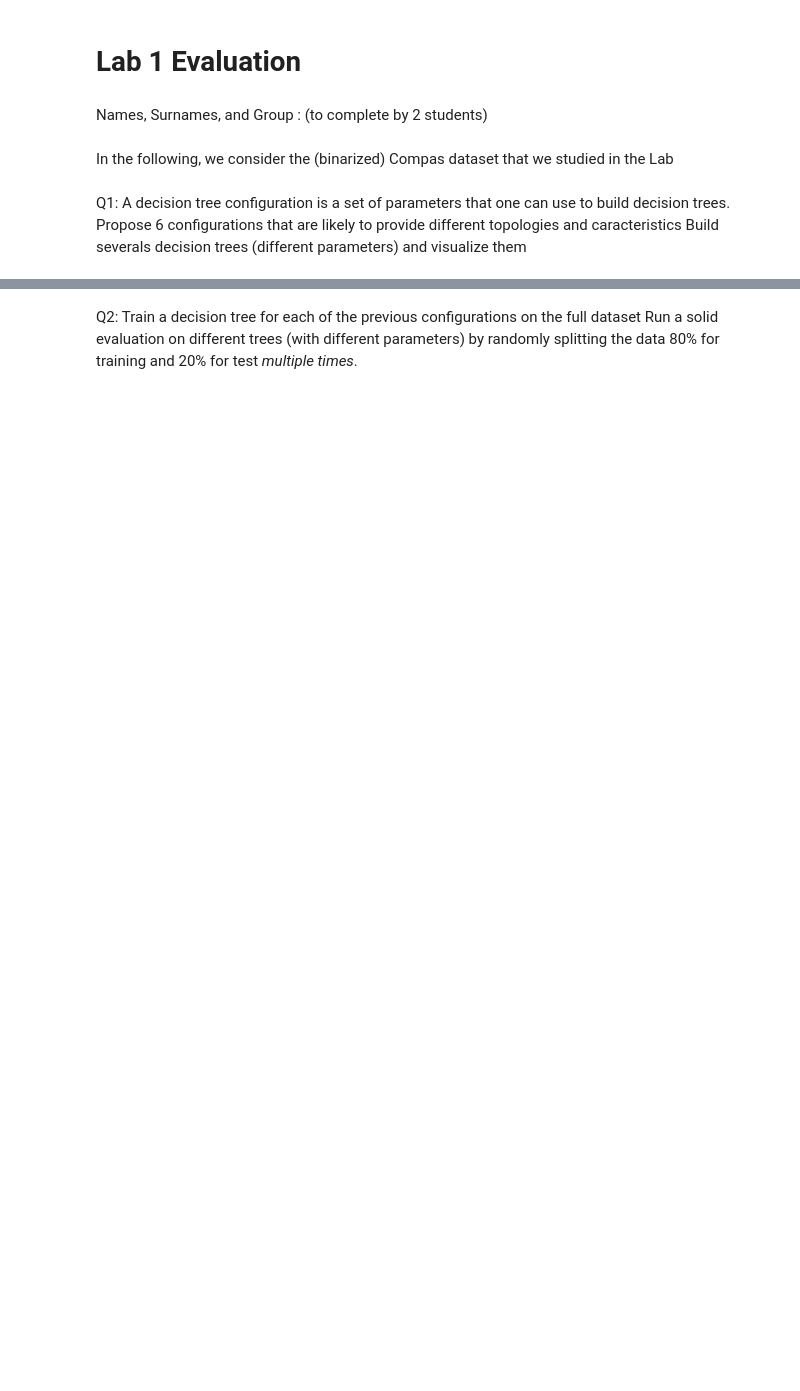
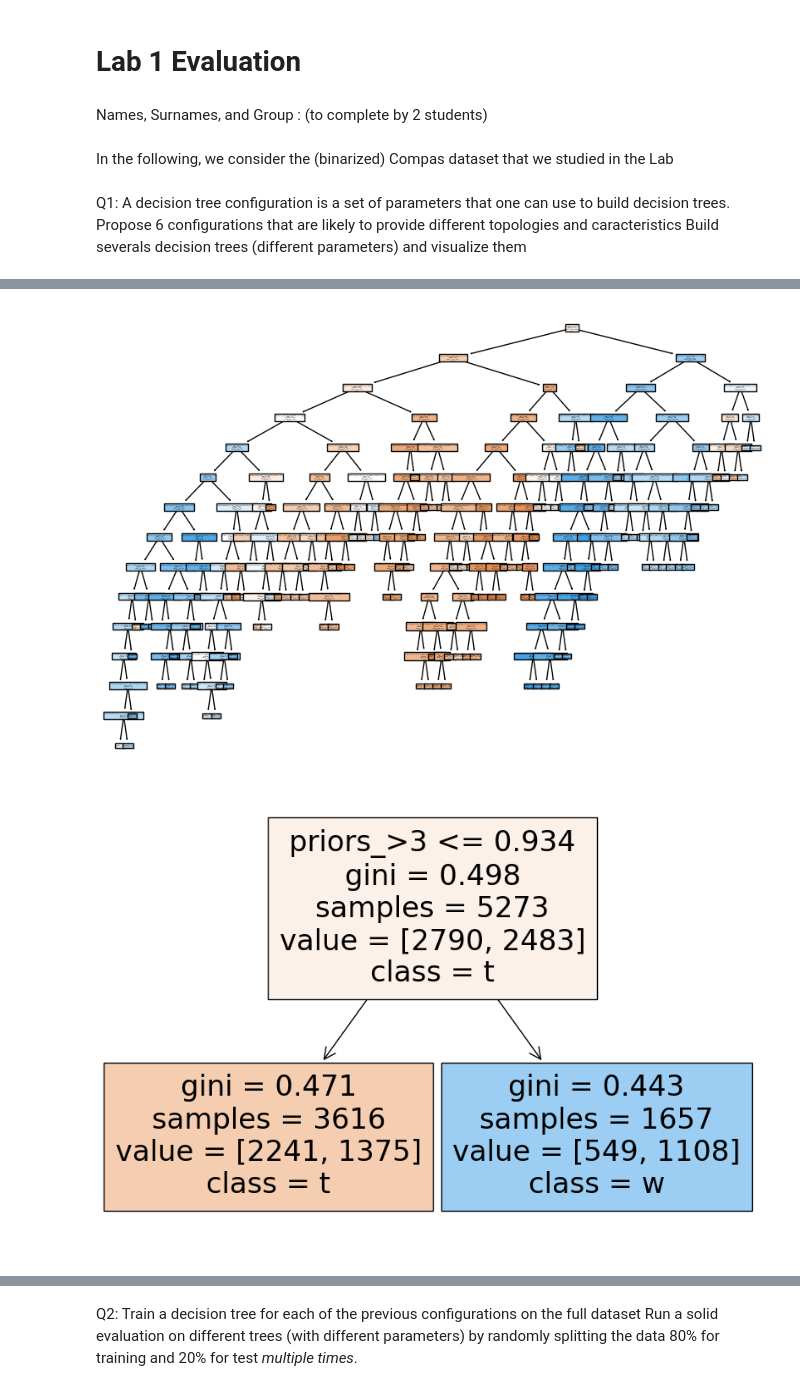
Before and after one commit to Lucile2712/Machine_Learning, a Jupyter notebook: TP3/evaluation.ipynb, the cells around one changed output, grey strips where cells are left out. Cells and saved outputs as stored; diff of their text form; code cells hidden in the pictures; blank space fills up the shorter version.

```diff
--- a/TP3/evaluation.ipynb
+++ b/TP3/evaluation.ipynb
@@ -21,6 +21,7 @@ train_examples, train_labels, features, prediction = load_from_csv("./compass.cs
 
 
 #TREE1
+print("\n\n\nTREE1")
 clf = tree.DecisionTreeClassifier(splitter='random', max_depth=100, min_samples_leaf=10)
 clf = clf.fit(train_examples, train_labels)
 #splitter
@@ -31,10 +32,18 @@ print("max_depth :", clf.max_depth)
 
 #min_samples_leaf
 print("min_samples_leaf :", clf.min_samples_leaf)
-#text_representation = tree.export_text(clf, feature_names=features)
-#print(text_representation)
+text_representation = tree.export_text(clf, feature_names=features)
+print(text_representation)
+
+fig = plt.figure(figsize=(10,7))
+_ = tree.plot_tree(clf,
+                    feature_names= (features),
+                    class_names= (prediction),
+                    filled=True)
+
 
 #TREE2
+print("\n\n\nTREE2")
 clf = tree.DecisionTreeClassifier(splitter='random', max_depth=1, min_samples_leaf=10)
 clf = clf.fit(train_examples, train_labels)
 #splitter
@@ -45,10 +54,19 @@ print("max_depth :", clf.max_depth)
 
 #min_samples_leaf
 print("min_samples_leaf :", clf.min_samples_leaf)
-#text_representation = tree.export_text(clf, feature_names=features)
-#print(text_representation)
+text_representation = tree.export_text(clf, feature_names=features)
+print(text_representation)
+
+fig = plt.figure(figsize=(10,7))
+_ = tree.plot_tree(clf,
+                    feature_names= (features),
+                    class_names= (prediction),
+                    filled=True)
+
+
 
 #TREE3
+print("\n\n\nTREE3")
 clf = tree.DecisionTreeClassifier(splitter='random', max_depth=10, min_samples_leaf=50)
 clf = clf.fit(train_examples, train_labels)
 #splitter
@@ -59,10 +77,19 @@ print("max_depth :", clf.max_depth)
 
 #min_samples_leaf
 print("min_samples_leaf :", clf.min_samples_leaf)
-#text_representation = tree.export_text(clf, feature_names=features)
-#print(text_representation)
+text_representation = tree.export_text(clf, feature_names=features)
+print(text_representation)
+
+fig = plt.figure(figsize=(10,7))
+_ = tree.plot_tree(clf,
+                    feature_names= (features),
+                    class_names= (prediction),
+                    filled=True)
+
+
 
 #TREE4
+print("\n\n\nTREE4")
 clf = tree.DecisionTreeClassifier(splitter='best', max_depth=20, min_samples_leaf=10)
 clf = clf.fit(train_examples, train_labels)
 #splitter
@@ -73,10 +100,18 @@ print("max_depth :", clf.max_depth)
 
 #min_samples_leaf
 print("min_samples_leaf :", clf.min_samples_leaf)
-#text_representation = tree.export_text(clf, feature_names=features)
-#print(text_representation)
+text_representation = tree.export_text(clf, feature_names=features)
+print(text_representation)
+
+fig = plt.figure(figsize=(10,7))
+_ = tree.plot_tree(clf,
+                    feature_names= (features),
+                    class_names= (prediction),
+                    filled=True)
+
 
 #TREE5
+print("\n\n\nTREE5")
 clf = tree.DecisionTreeClassifier(splitter='best', max_depth=50, min_samples_leaf=10)
 clf = clf.fit(train_examples, train_labels)
 #splitter
@@ -87,11 +122,18 @@ print("max_depth :", clf.max_depth)
 
 #min_samples_leaf
 print("min_samples_leaf :", clf.min_samples_leaf)
-#text_representation = tree.export_text(clf, feature_names=features)
-#print(text_representation)
+text_representation = tree.export_text(clf, feature_names=features)
+print(text_representation)
+
+fig = plt.figure(figsize=(10,7))
+_ = tree.plot_tree(clf,
+                    feature_names= (features),
+                    class_names= (prediction),
+                    filled=True)
 
 
 #TREE6
+print("\n\n\nTREE6")
 clf = tree.DecisionTreeClassifier(splitter='best', max_depth=100, min_samples_leaf=50)
 clf = clf.fit(train_examples, train_labels)
 #splitter
@@ -102,6 +144,12 @@ print("max_depth :", clf.max_depth)
 
 #min_samples_leaf
 print("min_samples_leaf :", clf.min_samples_leaf)
-#text_representation = tree.export_text(clf, feature_names=features)
-#print(text_representation)
+text_representation = tree.export_text(clf, feature_names=features)
+print(text_representation)
+
+fig = plt.figure(figsize=(10,7))
+_ = tree.plot_tree(clf,
+                    feature_names= (features),
+                    class_names= (prediction),
+                    filled=True)
 # %% [output]
@@ -125,0 +173,2 @@ min_samples_leaf : 50
+[figure, added]
+[figure, added]
```
Also changed, not shown: parts of 14 cells of this notebook, 1 other file.
